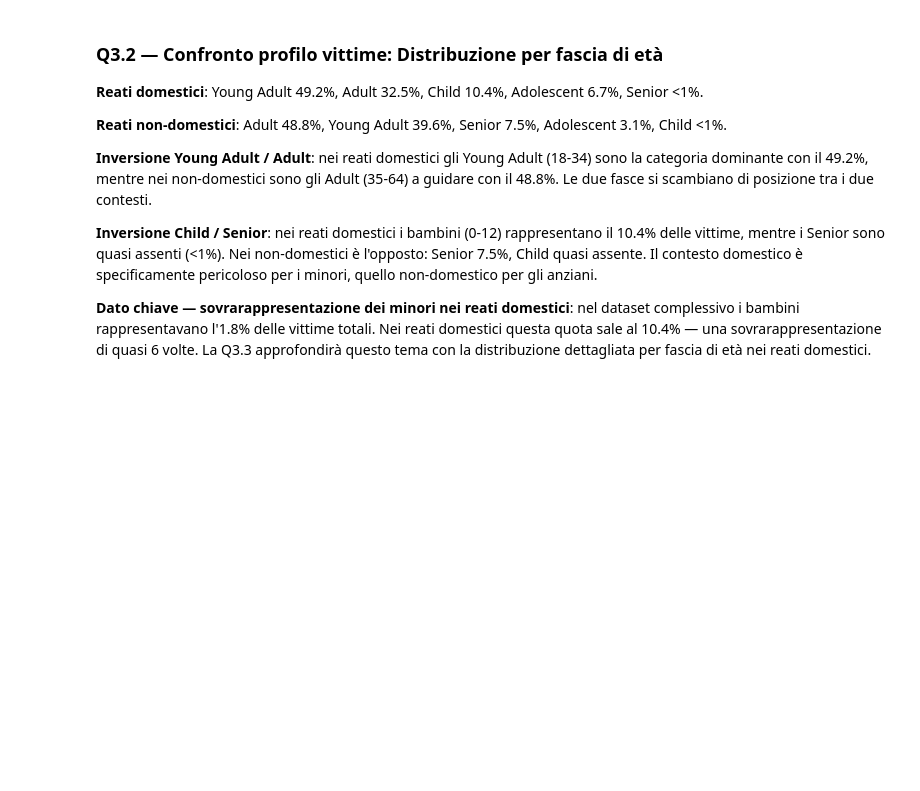
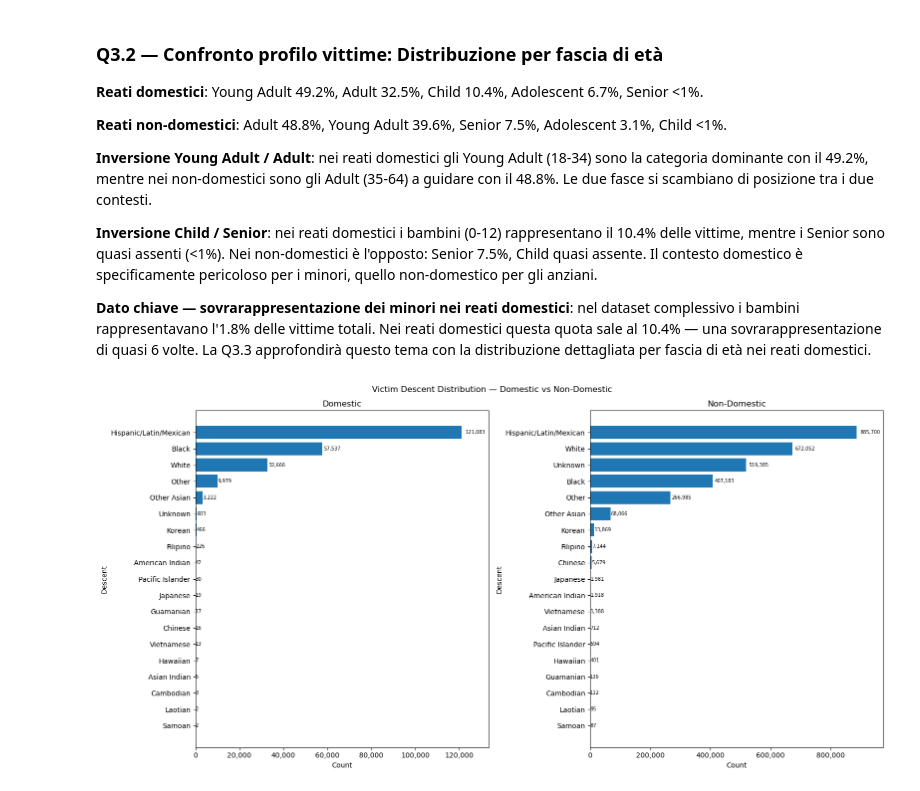
Before and after one commit to AnalystEca/lapd-crime-data, a Jupyter notebook: notebooks/02_analyze/07_eda_block3.ipynb, the cells around one changed output. Saved outputs shown, nothing was run; the diff lists cells and outputs as text; code cells hidden in the pictures; blank space fills up the shorter version.

Commit message:
Complete Q3.2: victim profile comparison domestic vs non-domestic (sex, age, descent)

```diff
--- a/notebooks/02_analyze/07_eda_block3.ipynb
+++ b/notebooks/02_analyze/07_eda_block3.ipynb
@@ -429,3 +429,67 @@ totali. Nei reati domestici questa quota sale al 10.4% — una
 sovrarappresentazione di quasi 6 volte. La Q3.3 approfondirà questo
 tema con la distribuzione dettagliata per fascia di età nei reati
 domestici.
+# %%
+descent_isDomesticTrue_df = q32_df_descent[q32_df_descent['is_domestic'] == True]
+descent_isDomesticFalse_df = q32_df_descent[q32_df_descent['is_domestic'] == False]
+
+descent_labels = {
+    'A': 'Other Asian',
+    'B': 'Black',
+    'C': 'Chinese',
+    'D': 'Cambodian',
+    'F': 'Filipino',
+    'G': 'Guamanian',
+    'H': 'Hispanic/Latin/Mexican',
+    'I': 'American Indian',
+    'J': 'Japanese',
+    'K': 'Korean',
+    'L': 'Laotian',
+    'O': 'Other',
+    'P': 'Pacific Islander',
+    'S': 'Samoan',
+    'U': 'Hawaiian',
+    'V': 'Vietnamese',
+    'W': 'White',
+    'X': 'Unknown',
+    'Z': 'Asian Indian',
+    '-': 'Unknown'
+}
+
+def prepare_descent_df(df):
+    df = df.copy()
+    df['label'] = df['Vict Descent'].map(descent_labels)
+    df = df.groupby('label', as_index=False)['count'].sum()
+    df = df.sort_values('count', ascending=True)
+    return df
+
+domestic_plot_df = prepare_descent_df(descent_isDomesticTrue_df)
+non_domestic_plot_df = prepare_descent_df(descent_isDomesticFalse_df)
+
+fig, (ax1, ax2) = plt.subplots(1, 2, figsize=(16, 8))
+
+for ax, data, title in [
+    (ax1, domestic_plot_df, 'Domestic'),
+    (ax2, non_domestic_plot_df, 'Non-Domestic')
+]:
+    bars = ax.barh(y=data['label'], width=data['count'])
+    for bar, value in zip(bars, data['count']):
+        ax.text(
+            bar.get_width() + bar.get_width() * 0.015,
+            bar.get_y() + bar.get_height() / 2,
+            f'{int(value):,}',
+            va='center', ha='left',
+            fontsize=7
+        )
+    ax.margins(x=0.10)
+    ax.xaxis.set_major_formatter(plt.FuncFormatter(lambda x, _: f'{int(x):,}'))
+    ax.set_title(title)
+    ax.set_xlabel('Count')
+    ax.set_ylabel('Descent')
+
+plt.suptitle('Victim Descent Distribution — Domestic vs Non-Domestic')
+plt.tight_layout()
+plt.savefig('../../outputs/07_eda_block3/20_barh_victim_descent_domestic.png', dpi=150, bbox_inches='tight')
+plt.show()
+# %% [output]
+[figure, added]
```
Also changed, not shown: parts of 1 cell of this notebook, 1 other file.
